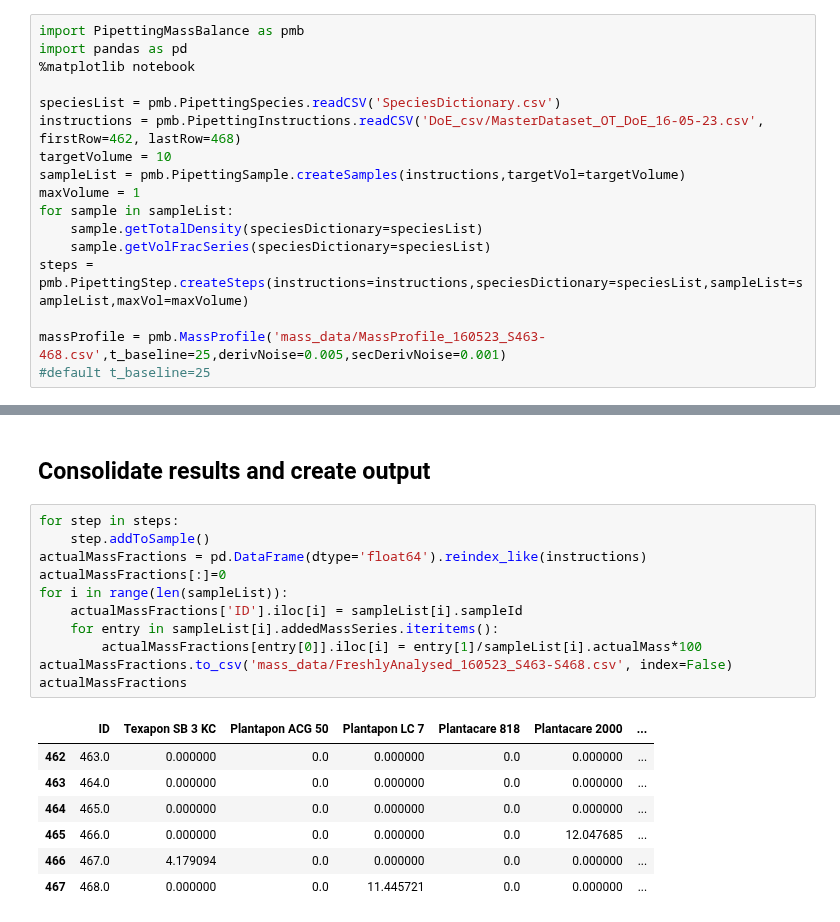
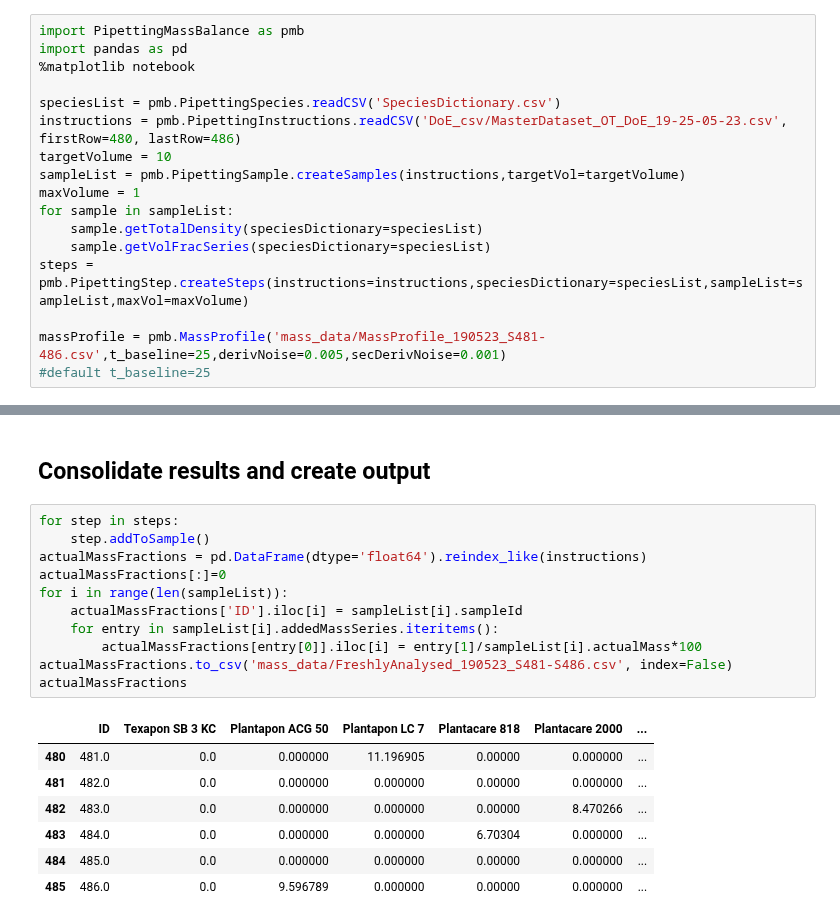
Before and after one commit to AniketChitre/formulations-prep, a Jupyter notebook: balance_analysis.ipynb, the cells around one changed output, grey strips where cells are left out. Drawn from its saved outputs; the diff is of its cells as text.

```diff
--- a/balance_analysis.ipynb
+++ b/balance_analysis.ipynb
@@ -6,7 +6,7 @@ import pandas as pd
 %matplotlib notebook
 
 speciesList = pmb.PipettingSpecies.readCSV('SpeciesDictionary.csv')
-instructions = pmb.PipettingInstructions.readCSV('DoE_csv/MasterDataset_OT_DoE_16-05-23.csv', firstRow=462, lastRow=468)
+instructions = pmb.PipettingInstructions.readCSV('DoE_csv/MasterDataset_OT_DoE_19-25-05-23.csv', firstRow=480, lastRow=486)
 targetVolume = 10
 sampleList = pmb.PipettingSample.createSamples(instructions,targetVol=targetVolume)
 maxVolume = 1
@@ -15,7 +15,7 @@ for sample in sampleList:
     sample.getVolFracSeries(speciesDictionary=speciesList)
 steps = pmb.PipettingStep.createSteps(instructions=instructions,speciesDictionary=speciesList,sampleList=sampleList,maxVol=maxVolume)
 
-massProfile = pmb.MassProfile('mass_data/MassProfile_160523_S463-468.csv',t_baseline=25,derivNoise=0.005,secDerivNoise=0.001)
+massProfile = pmb.MassProfile('mass_data/MassProfile_190523_S481-486.csv',t_baseline=25,derivNoise=0.005,secDerivNoise=0.001)
 #default t_baseline=25
 # %% [markdown]
 ## Analyse Water Addition
@@ -101,19 +100,19 @@ Addition of 0.29g Arlypon TT detected from 2760s to 2776s - expected volume = 0.
 # %%
 for step in steps:
     step.addToSample()
 actualMassFractions = pd.DataFrame(dtype='float64').reindex_like(instructions)
 actualMassFractions[:]=0
 for i in range(len(sampleList)):
     actualMassFractions['ID'].iloc[i] = sampleList[i].sampleId
     for entry in sampleList[i].addedMassSeries.iteritems():
         actualMassFractions[entry[0]].iloc[i] = entry[1]/sampleList[i].actualMass*100
-actualMassFractions.to_csv('mass_data/FreshlyAnalysed_160523_S463-S468.csv', index=False)
+actualMassFractions.to_csv('mass_data/FreshlyAnalysed_190523_S481-S486.csv', index=False)
 actualMassFractions
 # %% [output]
 |  | ID | Texapon SB 3 KC | Plantapon ACG 50 | Plantapon LC 7 | Plantacare 818 | Plantacare 2000 | ... |
-| 462 | 463.0 | 0.000000 | 0.0 | 0.000000 | 0.0 | 0.000000 | ... |
-| 463 | 464.0 | 0.000000 | 0.0 | 0.000000 | 0.0 | 0.000000 | ... |
-| 464 | 465.0 | 0.000000 | 0.0 | 0.000000 | 0.0 | 0.000000 | ... |
-| 465 | 466.0 | 0.000000 | 0.0 | 0.000000 | 0.0 | 12.047685 | ... |
-| 466 | 467.0 | 4.179094 | 0.0 | 0.000000 | 0.0 | 0.000000 | ... |
-| 467 | 468.0 | 0.000000 | 0.0 | 11.445721 | 0.0 | 0.000000 | ... |
+| 480 | 481.0 | 0.0 | 0.000000 | 11.196905 | 0.00000 | 0.000000 | ... |
+| 481 | 482.0 | 0.0 | 0.000000 | 0.000000 | 0.00000 | 0.000000 | ... |
+| 482 | 483.0 | 0.0 | 0.000000 | 0.000000 | 0.00000 | 8.470266 | ... |
+| 483 | 484.0 | 0.0 | 0.000000 | 0.000000 | 6.70304 | 0.000000 | ... |
+| 484 | 485.0 | 0.0 | 0.000000 | 0.000000 | 0.00000 | 0.000000 | ... |
+| 485 | 486.0 | 0.0 | 9.596789 | 0.000000 | 0.00000 | 0.000000 | ... |
```
Also changed, not shown: parts of 4 cells of this notebook, 8 other files.
